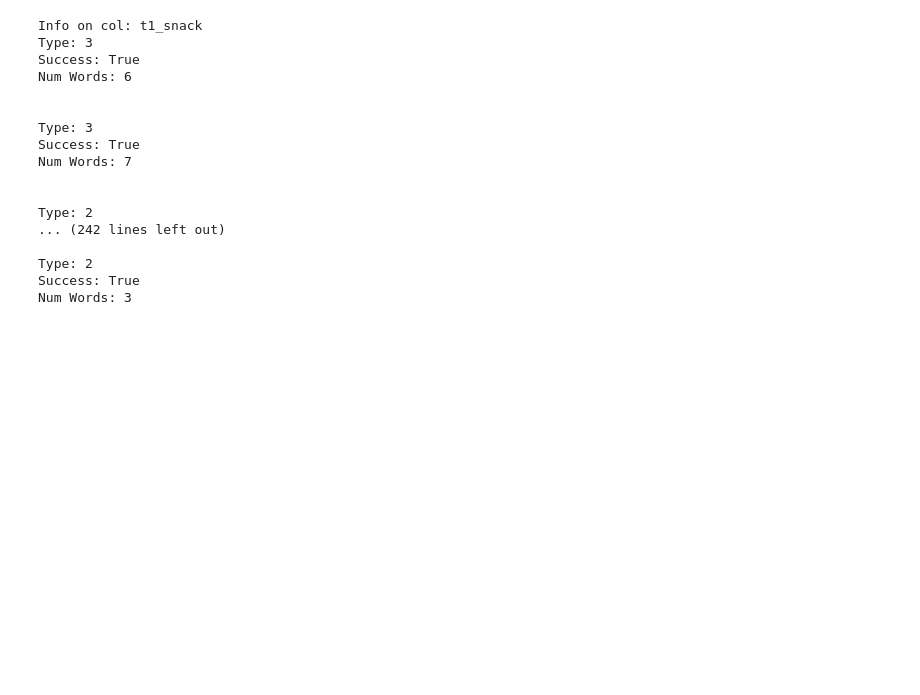
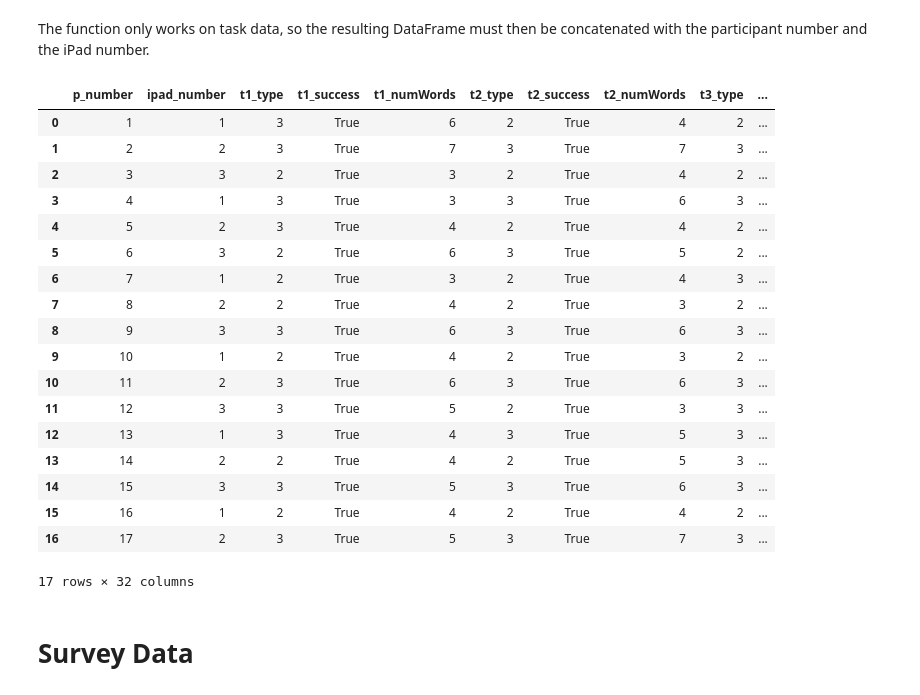
Before and after one commit to BladeF/Thesis-Data-Analysis, a Jupyter notebook: notebooks/data_cleaning.ipynb, the cells around one changed output. Drawn from its saved outputs; the diff is of its cells as text; code cells hidden in the pictures; blank space fills up the shorter version.

```diff
--- a/notebooks/data_cleaning.ipynb
+++ b/notebooks/data_cleaning.ipynb
@@ -129,47 +139,30 @@ Num Words: 4
-# %%
-def print_vals(df):
-    for label, content in df.items():
-        print("Info on col:",label)
-        for index, value in content.items():
-            if len(value) > 1:
-                ans_type = value[0]
-                is_success = value[1]
-                ans_length = value[2:]
-            else:
-                ans_type = 0
-
-            if ans_type == "I":
-                ans_type = 0
-            elif ans_type == "S":
-                ans_type = 1
-            elif ans_type == "F":
-                ans_type = 2
-            elif ans_type == "C":
-                ans_type = 3
-
-            if is_success == "+":
-                is_success = True
-            else:
-                is_success = False
-
-            print(f"Type: {ans_type}\nSuccess: {is_success}\nNum Words: {ans_length}\n\n")
-# %%
-print_vals(df[["t1_snack","t2_bathroom","t3_marker","t4_multiply","t5_help","t6_movie","t7_breadstick","t8_nickname","t9_joke","t10_weekend"]])
-# %% [output]
-Info on col: t1_snack
-Type: 3
-Success: True
-Num Words: 6
-
-
-Type: 3
-Success: True
-Num Words: 7
-
-
-Type: 2
-... (242 lines left out)
-
-Type: 2
-Success: True
-Num Words: 3
+# %% [markdown]
+The function only works on task data, so the resulting DataFrame must then be concatenated with the participant number and the iPad number.
+# %%
+new_df = print_vals(df[["t1","t2","t3","t4","t5","t6","t7","t8","t9","t10"]])
+frames = [df[["p_number", "ipad_number"]], new_df]
+clean_df = pd.concat(frames, axis=1)
+# %%
+clean_df
+# %% [output]
+|  | p_number | ipad_number | t1_type | t1_success | t1_numWords | t2_type | t2_success | t2_numWords | t3_type | ... |
+| 0 | 1 | 1 | 3 | True | 6 | 2 | True | 4 | 2 | ... |
+| 1 | 2 | 2 | 3 | True | 7 | 3 | True | 7 | 3 | ... |
+| 2 | 3 | 3 | 2 | True | 3 | 2 | True | 4 | 2 | ... |
+| 3 | 4 | 1 | 3 | True | 3 | 3 | True | 6 | 3 | ... |
+| 4 | 5 | 2 | 3 | True | 4 | 2 | True | 4 | 2 | ... |
+| 5 | 6 | 3 | 2 | True | 6 | 3 | True | 5 | 2 | ... |
+| 6 | 7 | 1 | 2 | True | 3 | 2 | True | 4 | 3 | ... |
+| 7 | 8 | 2 | 2 | True | 4 | 2 | True | 3 | 2 | ... |
+| 8 | 9 | 3 | 3 | True | 6 | 3 | True | 6 | 3 | ... |
+| 9 | 10 | 1 | 2 | True | 4 | 2 | True | 3 | 2 | ... |
+| 10 | 11 | 2 | 3 | True | 6 | 3 | True | 6 | 3 | ... |
+| 11 | 12 | 3 | 3 | True | 5 | 2 | True | 3 | 3 | ... |
+| 12 | 13 | 1 | 3 | True | 4 | 3 | True | 5 | 3 | ... |
+| 13 | 14 | 2 | 2 | True | 4 | 2 | True | 5 | 3 | ... |
+| 14 | 15 | 3 | 3 | True | 5 | 3 | True | 6 | 3 | ... |
+| 15 | 16 | 1 | 2 | True | 4 | 2 | True | 4 | 2 | ... |
+| 16 | 17 | 2 | 3 | True | 5 | 3 | True | 7 | 3 | ... |
+17 rows × 32 columns
+# %% [markdown]
+# Survey Data #
```
Also changed, not shown: parts of 10 cells of this notebook, 1 other file.
